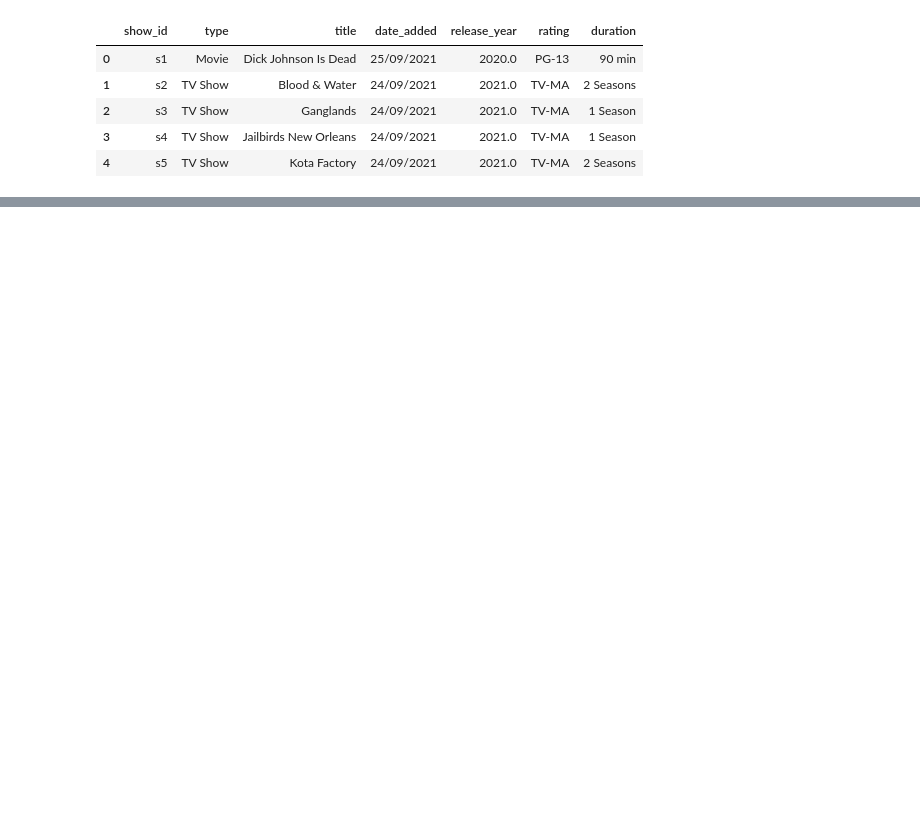
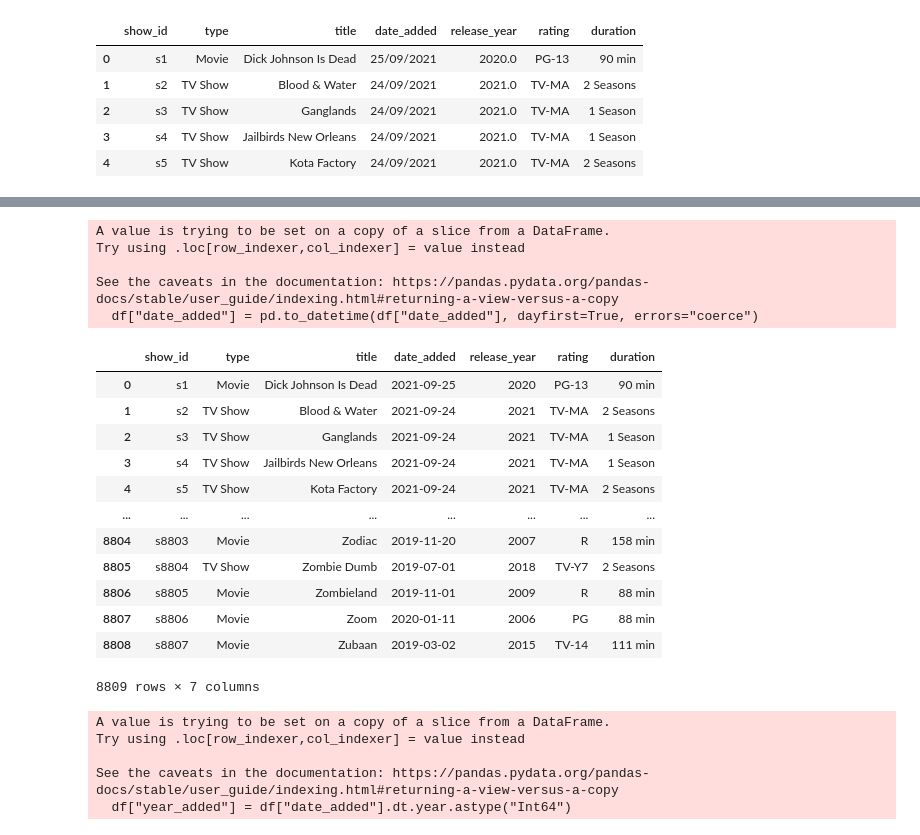
Before and after one commit to Liberato-Mayk/netflix-machine-learning, a Jupyter notebook: analisis.ipynb, the cells around one changed output, grey strips where cells are left out. Saved outputs shown, nothing was run; the diff lists cells and outputs as text; code cells hidden in the pictures; blank space fills up the shorter version.

```diff
--- a/analisis.ipynb
+++ b/analisis.ipynb
@@ -12,0 +48,2 @@ df.head()
+# %%
+df["release_year"] = df["release_year"].astype("Int64")
@@ -12,0 +55,34 @@ df.head()
+# %%
+# convertimos a formato fecha
+df["date_added"] = pd.to_datetime(df["date_added"], dayfirst=True, errors="coerce")
+# %% [output]
+A value is trying to be set on a copy of a slice from a DataFrame.
+Try using .loc[row_indexer,col_indexer] = value instead
+
+See the caveats in the documentation: https://pandas.pydata.org/pandas-docs/stable/user_guide/indexing.html#returning-a-view-versus-a-copy
+  df["date_added"] = pd.to_datetime(df["date_added"], dayfirst=True, errors="coerce")
+# %%
+df
+# %% [output]
+|  | show_id | type | title | date_added | release_year | rating | duration |
+| 0 | s1 | Movie | Dick Johnson Is Dead | 2021-09-25 | 2020 | PG-13 | 90 min |
+| 1 | s2 | TV Show | Blood & Water | 2021-09-24 | 2021 | TV-MA | 2 Seasons |
+| 2 | s3 | TV Show | Ganglands | 2021-09-24 | 2021 | TV-MA | 1 Season |
+| 3 | s4 | TV Show | Jailbirds New Orleans | 2021-09-24 | 2021 | TV-MA | 1 Season |
+| 4 | s5 | TV Show | Kota Factory | 2021-09-24 | 2021 | TV-MA | 2 Seasons |
+| ... | ... | ... | ... | ... | ... | ... | ... |
+| 8804 | s8803 | Movie | Zodiac | 2019-11-20 | 2007 | R | 158 min |
+| 8805 | s8804 | TV Show | Zombie Dumb | 2019-07-01 | 2018 | TV-Y7 | 2 Seasons |
+| 8806 | s8805 | Movie | Zombieland | 2019-11-01 | 2009 | R | 88 min |
+| 8807 | s8806 | Movie | Zoom | 2020-01-11 | 2006 | PG | 88 min |
+| 8808 | s8807 | Movie | Zubaan | 2019-03-02 | 2015 | TV-14 | 111 min |
+8809 rows × 7 columns
+# %%
+# extraemos el año de la fecha de agregado
+df["year_added"] = df["date_added"].dt.year.astype("Int64")
+# %% [output]
+A value is trying to be set on a copy of a slice from a DataFrame.
+Try using .loc[row_indexer,col_indexer] = value instead
+
+See the caveats in the documentation: https://pandas.pydata.org/pandas-docs/stable/user_guide/indexing.html#returning-a-view-versus-a-copy
+  df["year_added"] = df["date_added"].dt.year.astype("Int64")
```
Also changed, not shown: parts of 15 cells of this notebook.
